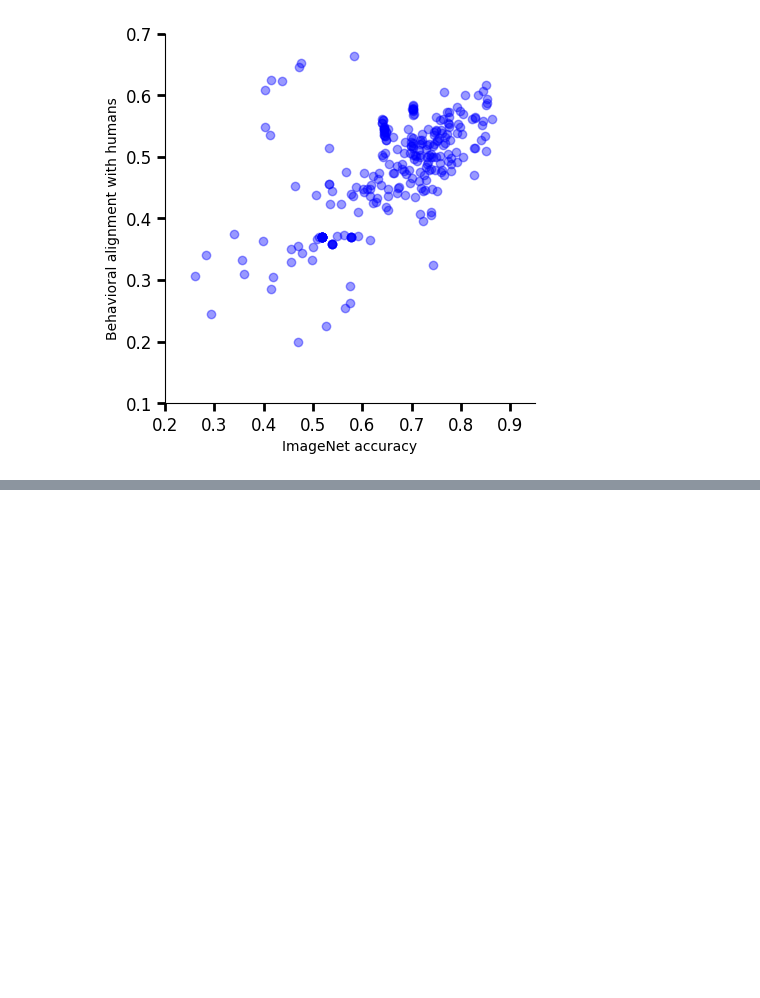
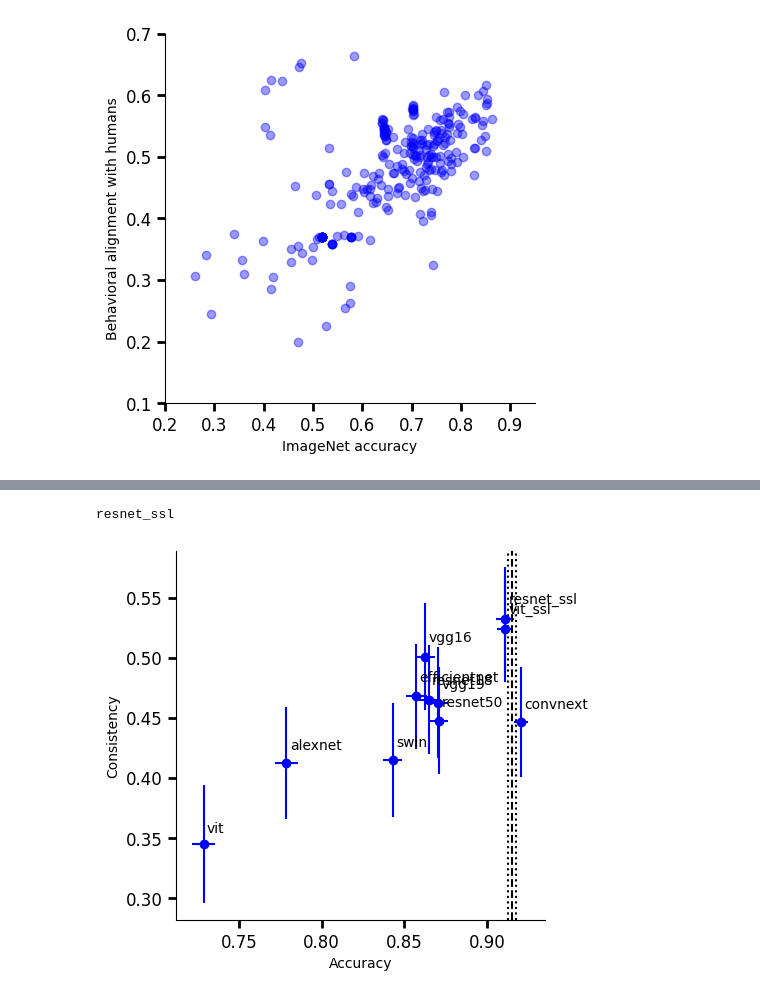
Before and after one commit to vital-kolab/maps, a Jupyter notebook: get_best_model.ipynb, the cells around one changed output, grey strips where cells are left out. Drawn from its saved outputs; the diff is of its cells as text; code cells hidden in the pictures; blank space fills up the shorter version.

```diff
--- a/get_best_model.ipynb
+++ b/get_best_model.ipynb
@@ -74,3 +73,15 @@ plt.ylim(.1, .7)
 journal_figure()
 # %% [output]
 [figure]
+# %%
+monkey_behavior = pd.read_csv(f"{base_dir}/psychophysics/monkey_muri1320.csv")
+i1_monkeys = calculate_i1(monkey_behavior, key="image_number")
+print(i1_monkeys.mean())
+
+reliabilities_monkeys = []
+for _ in range(10):
+    r, _, _ = split_half_reliability(monkey_behavior, key="image_number")
+    print(r)
+    reliabilities_monkeys.append(r)
+
+reliabilities_monkeys = np.array(reliabilities_monkeys)
@@ -76,0 +100,41 @@ journal_figure()
+# %%
+accs = []
+accs_std = []
+consistencies_h = []
+consistencies_err = []
+images_indices = ~np.isin(np.arange(1320), all_selected_indices)
+for model in all_models:
+    i1_clean = np.load(f"{base_dir}/behavioral_responses/{model}/i1_muri1320.npy").mean(axis=1)
+
+    i1_clean_subset = i1_clean[images_indices]
+    i1_monkeys_subset = i1_monkeys[images_indices]
+
+    corr, el, eh = spearman_ci_boot(i1_clean_subset, i1_monkeys_subset)
+
+    accs.append(np.nanmean(i1_clean_subset))
+    accs_std.append(np.nanstd(i1_clean_subset))
+    consistencies_h.append(corr/np.sqrt(np.nanmean(reliabilities_monkeys)))
+    consistencies_err.append((el+el)/2)
+# %%
+best_model_idx = np.argmax(np.array(consistencies_h))
+best_model = all_models[best_model_idx]
+print(best_model)
+# %% [output]
+resnet_ssl
+# %%
+#Figure 7B
+plt.errorbar(accs, consistencies_h, xerr=accs_std/np.sqrt(1280), yerr=consistencies_err, marker='o', color="blue", linestyle='None')
+
+plt.axvline(i1_monkeys[images_indices].mean(), color="black", linestyle='--', label="Humans")
+#rectangle with human std
+plt.axvline(i1_monkeys[images_indices].mean()+np.nanstd(i1_monkeys[images_indices])/np.sqrt(1280), color="black", linestyle=':')
+plt.axvline(i1_monkeys[images_indices].mean()-np.nanstd(i1_monkeys[images_indices])/np.sqrt(1280), color="black", linestyle=':')
+
+for i, m in enumerate(all_models):
+    plt.text(accs[i]+0.002, consistencies_h[i]/np.sqrt(np.nanmean(reliabilities_monkeys))+0.0020, m)
+
+plt.xlabel("Accuracy")
+plt.ylabel("Consistency")
+journal_figure()
+# %% [output]
+[figure, added]
```
Also changed, not shown: parts of 4 cells of this notebook, 17 other files.
